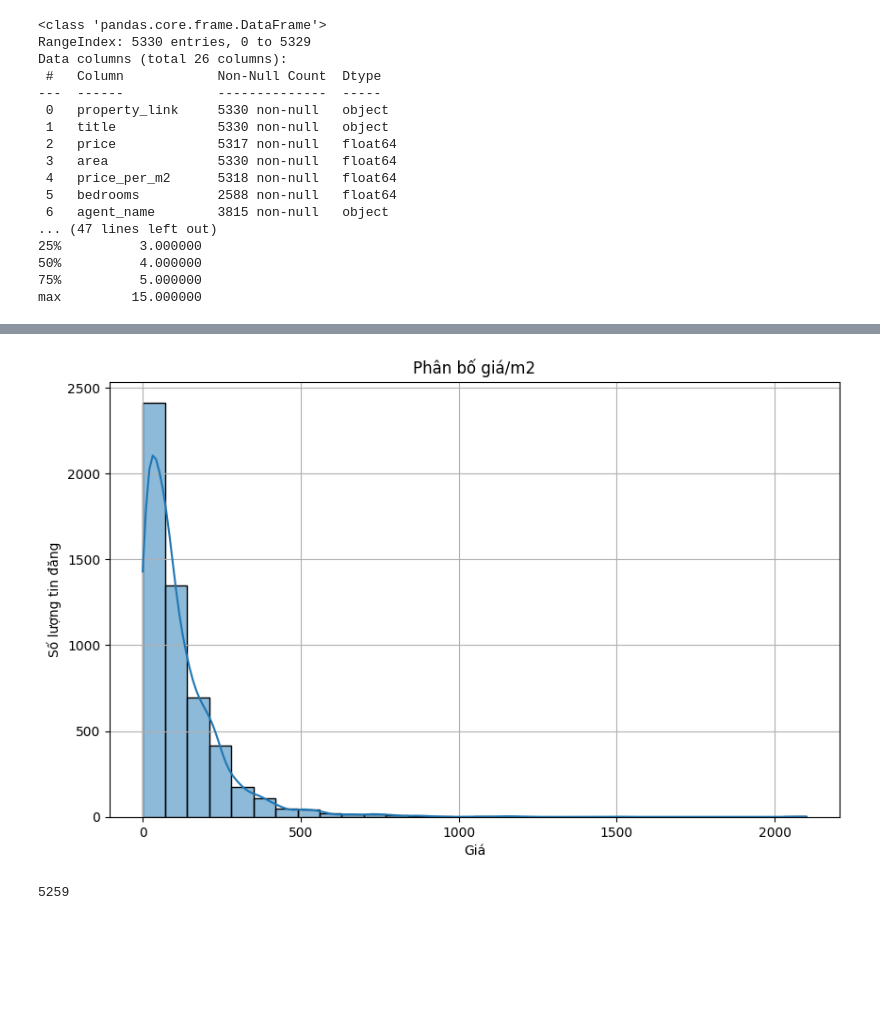
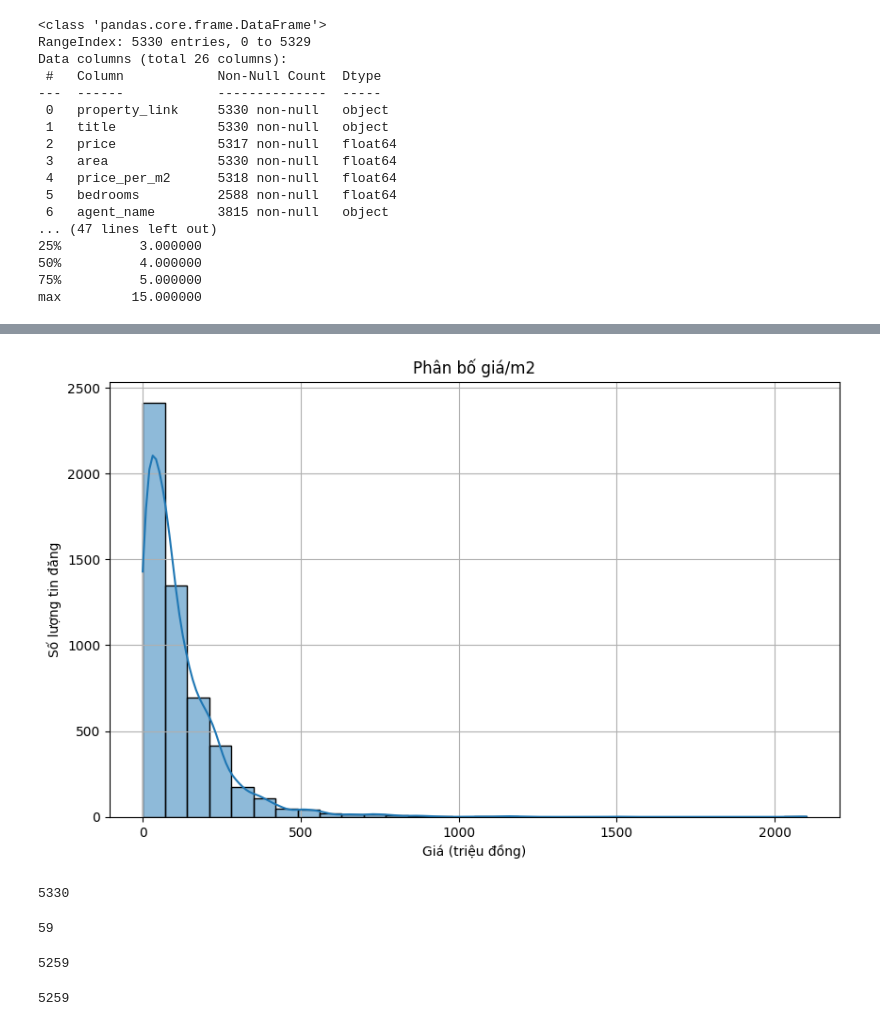
Before and after one commit to imaleaf03/bigdata-real_estate-model, a Jupyter notebook: vietnam_model.ipynb, the cells around one changed output, grey strips where cells are left out. Saved outputs shown, nothing was run; the diff lists cells and outputs as text; code cells hidden in the pictures; blank space fills up the shorter version.

```diff
--- a/vietnam_model.ipynb
+++ b/vietnam_model.ipynb
@@ -41,3 +80,13 @@ df.loc[df['propertyType'] == 'land', 'furnishing'] = df.loc[df['propertyType'] =
+# %%
+plt.figure(figsize=(10,6))
+sns.histplot(df['price_per_m2'], bins=30, kde=True)
+plt.title('Phân bố giá/m2')
+plt.xlabel('Giá (triệu đồng)')
+plt.ylabel('Số lượng tin đăng')
+plt.grid(True)
+plt.show()
+# %% [output]
+[figure, added]
 # %%
 # Define the property types to include
 property_types_to_impute = ['land', 'project']
@@ -47,16 +96,18 @@ df.loc[df['propertyType'].isin(property_types_to_impute), ['bedrooms', 'bathroom
 
 # Fill missing values in 'furnishing' column with 'unfurnished' only for rows where propertyType is 'land' or 'project'
 df.loc[df['propertyType'].isin(property_types_to_impute), 'furnishing'] = df.loc[df['propertyType'].isin(property_types_to_impute), 'furnishing'].fillna('unfurnished')
-# %%
-plt.figure(figsize=(10,6))
-sns.histplot(df['price_per_m2'], bins=30, kde=True)
-plt.title('Phân bố giá/m2')
-plt.xlabel('Giá')
-plt.ylabel('Số lượng tin đăng')
-plt.grid(True)
-plt.show()
-# %% [output]
-[figure, removed]
+# %%
+len(df['price_per_m2'])
+# %% [output]
+5330
+# %%
+len(df[df['price_per_m2'] > 600]['price_per_m2'])
+# %% [output]
+59
+# %%
+len(df[df['price_per_m2'] < 600]['price_per_m2'])
+# %% [output]
+5259
 # %%
 df = df[df['price_per_m2'] < 600]
 print(len(df))
```
Also changed, not shown: parts of 61 cells of this notebook.
